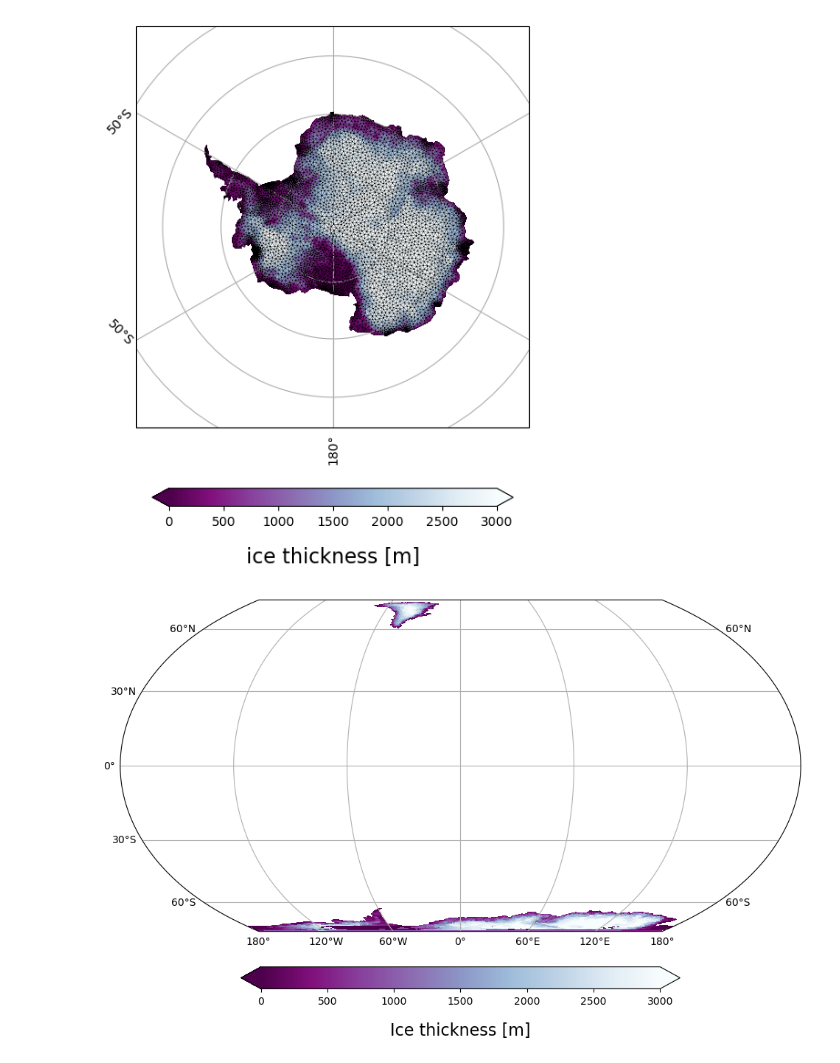
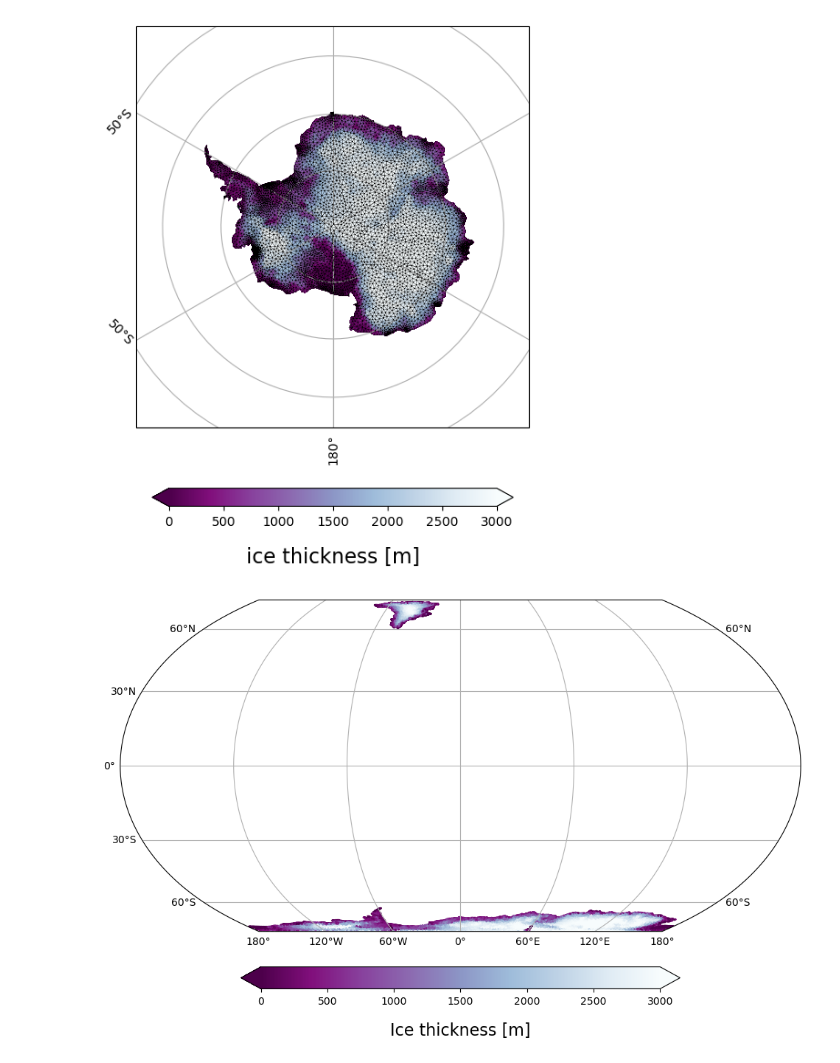
Before and after one commit to GEOS-ESM/ISSM, a Jupyter notebook: examples/GEOSInput/plotting.ipynb, the cells around one changed output. Saved outputs shown, nothing was run; the diff lists cells and outputs as text; code cells hidden in the pictures.

```diff
--- a/examples/GEOSInput/plotting.ipynb
+++ b/examples/GEOSInput/plotting.ipynb
@@ -237,43 +238,35 @@ central = 0
 proj = ccrs.EqualEarth(central_longitude=central)
 
 plt.close()
 fig, ax = plt.subplots(
     1, 1, figsize=(12, 6),
     subplot_kw={'projection': proj},
     constrained_layout=True
 )
 ax.set_global()
 
 # Add gridlines
 gl = ax.gridlines(draw_labels=True, dms=True, x_inline=False, y_inline=False)
 gl.top_labels = False
 gl.right_labels = False
 
-# Transformer from lat/lon to Equal Earth (planar coordinates)
-transformer = Transformer.from_crs("epsg:4326", proj.proj4_init, always_xy=True)
-
 # ------------------------
 # Loop over your mesh ranks
 # ------------------------
 for rank in range(num_ranks):
+    lon = ds[rank]["element_lon"].values
+    lat = ds[rank]["element_lat"].values
     tri = triang[rank]
     vals = np.ma.masked_invalid(ds[rank]["ice_thick"].values)
 
-    # Reproject all vertices to Equal Earth coordinates
-    x_proj, y_proj = transformer.transform(tri.x, tri.y)
-
-    # Build triangulation in projected coordinates
-    tri_proj = Triangulation(x_proj, y_proj, tri.triangles)
-
-    # Plot in projected coordinates (no transform!)
-    ax.tripcolor(tri_proj, vals, cmap='BuPu_r', vmin=0, vmax=3000)
-    # ax.triplot(tri_proj, color='k', linewidth=0.25)
+    # Plot in projected coordinates
+    ax.scatter(lon,lat,c=vals,s=2,linewidths=0.5,cmap='BuPu_r',vmin=0,vmax=3000,transform=ccrs.PlateCarree())
 
 # Colorbar
 cbar = plt.colorbar(ax.collections[-1], extend='both', orientation='horizontal', shrink=0.5)
 cbar.set_label('Ice thickness [m]', fontsize=16, labelpad=15)
 
 plt.show()
 plt.close()
 # %% [output]
-[figure, old version]
+[figure, new version]
```
Also changed, not shown: parts of 3 cells of this notebook, 2 other files.
